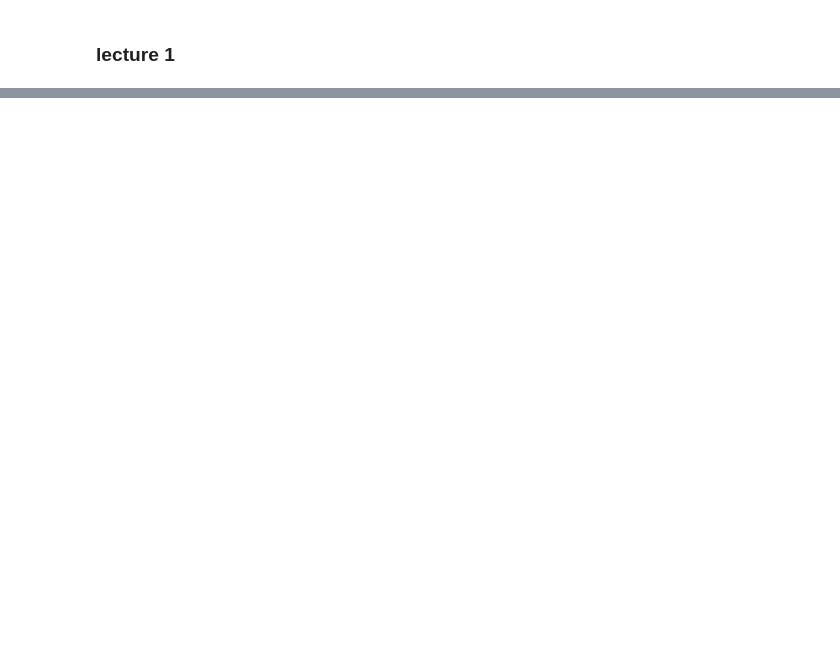
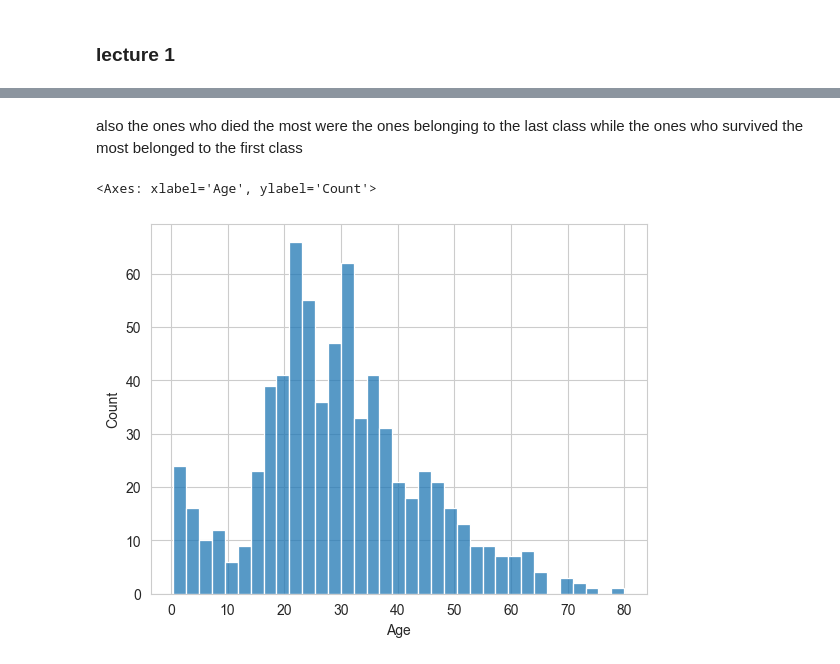
Before and after one commit to depa-tto/Machine-Learning-course, a Jupyter notebook: machine_learning/logistic_regression/logistic_1.ipynb, the cells around one changed output, grey strips where cells are left out. Drawn from its saved outputs; the diff is of its cells as text; code cells hidden in the pictures; blank space fills up the shorter version.

```diff
--- a/machine_learning/logistic_regression/logistic_1.ipynb
+++ b/machine_learning/logistic_regression/logistic_1.ipynb
@@ -18,0 +41,7 @@ train.head()
+# %% [markdown]
+also the ones who died the most were the ones belonging to the last class while the ones who survived the most belonged to the first class
+# %%
+sns.histplot(train['Age'].dropna(),kde=False,bins=35)
+# %% [output]
+<Axes: xlabel='Age', ylabel='Count'>
+[figure, added]
```
Also changed, not shown: parts of 43 cells of this notebook, 1 other file.
